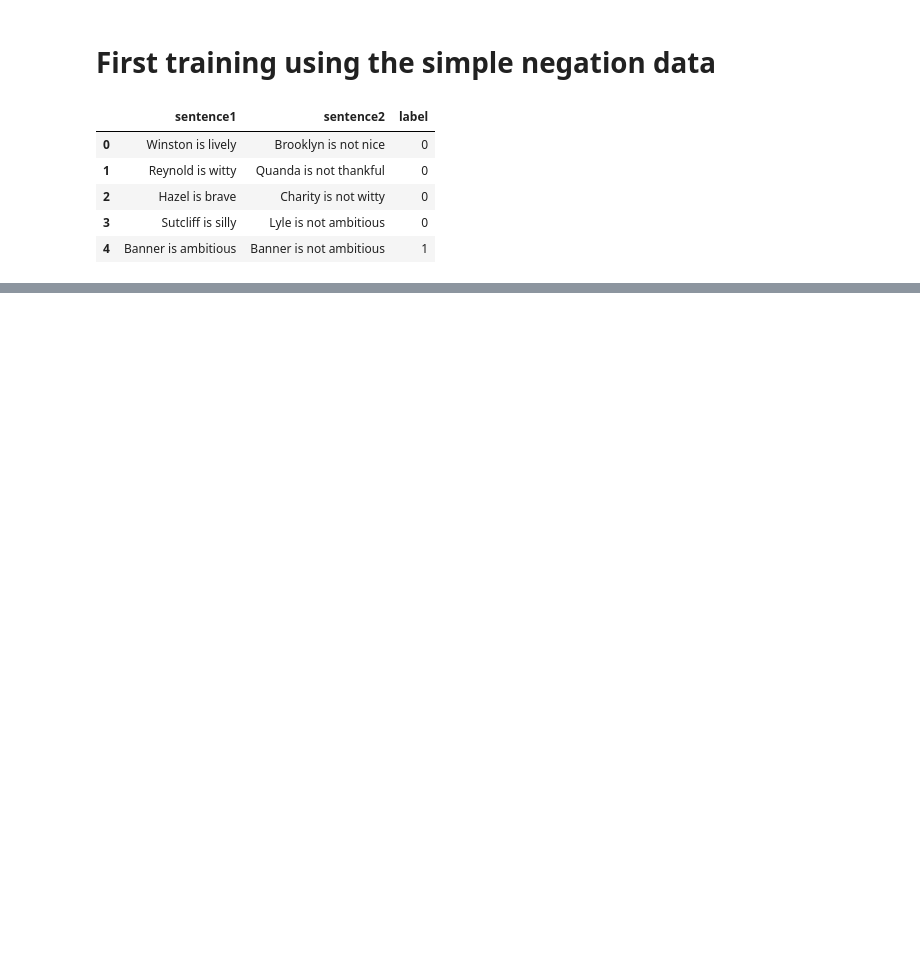
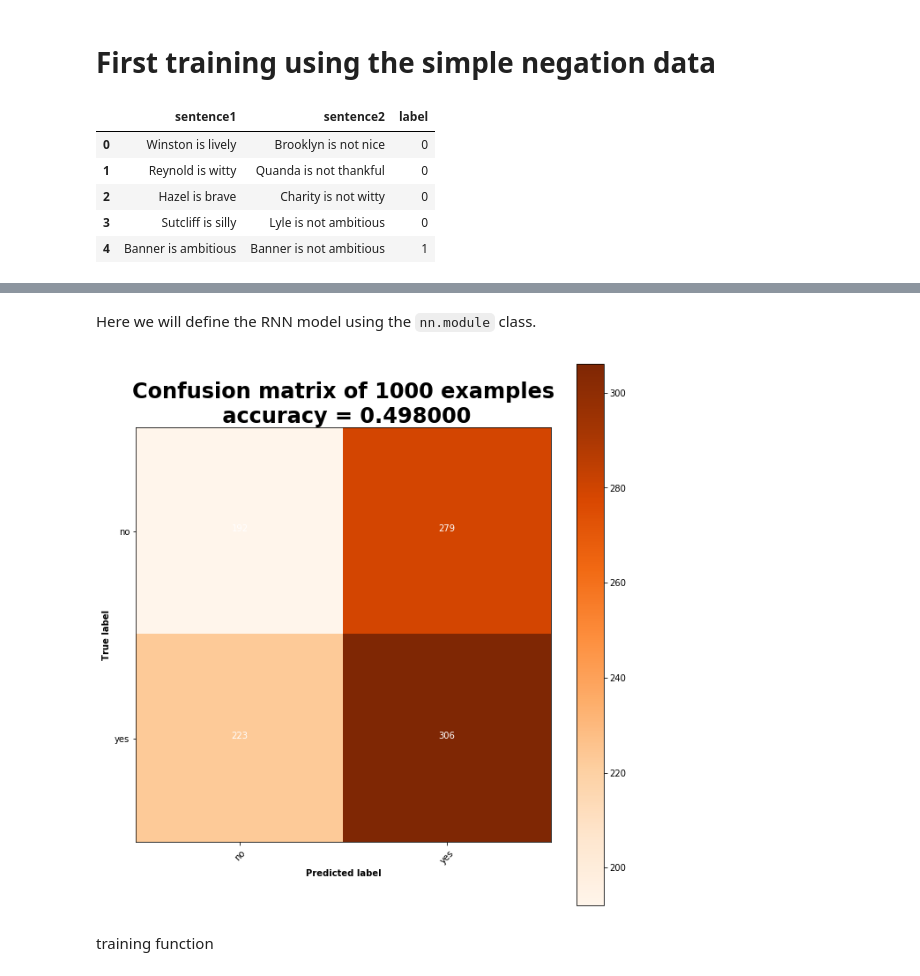
Before and after one commit to felipessalvatore/ContraQA, a Jupyter notebook: contra_qa/train/first_train_b1.ipynb, the cells around one changed output, grey strips where cells are left out. Saved outputs shown, nothing was run; the diff lists cells and outputs as text; code cells hidden in the pictures; blank space fills up the shorter version.

```diff
--- a/contra_qa/train/first_train_b1.ipynb
+++ b/contra_qa/train/first_train_b1.ipynb
@@ -53,0 +280,4 @@ test_data.head()
+# %%
+config = RNNConfig(vocab_size=len(TEXT.vocab),
+                   output_dim=len(LABEL.vocab))
+print(config)
@@ -53,0 +295,17 @@ test_data.head()
+# %%
+class DataHolder():
+    """
+    Class to store all data using the data.BucketIterator class.
+
+    """
+    def __init__(self,
+                 config,
+                 train,
+                 valid,
+                 test):
+        self.train_iter = data.BucketIterator(train, batch_size=config.batch_size, repeat=False)
+        self.valid_iter = data.BucketIterator(valid, batch_size=config.batch_size, repeat=False)
+        self.test_iter = data.BucketIterator(test, batch_size=len(test), repeat=False)
+
+
+b1data = DataHolder(config, train, valid, test)
@@ -53,0 +314,11 @@ test_data.head()
+# %%
+batch = next(iter(b1data.train_iter))
+print("batch.text.shape = {}".format(batch.text.shape))
+print("batch.text.type = {}\n".format(batch.text.type()))
+
+print("batch.label.shape = {}".format(batch.label.shape))
+print("batch.label.type = {}\n".format(batch.label.type()))
+batch_t = batch.text.transpose(0, 1)
+for example in batch_t:
+    print()
+    print([TEXT.vocab.itos[i] for i in example], end=" ")
@@ -53,0 +343,2 @@ test_data.head()
+# %% [markdown]
+Here we will define the RNN model using the `nn.module` class.
@@ -53,0 +383,15 @@ test_data.head()
+# %%
+model = RNN(config)
+# %%
+test_bach = next(iter(b1data.test_iter))
+_, pred, labels = model.evaluate_bach(test_bach)
+
+plot_confusion_matrix(truth=labels.numpy(),
+                      predictions=pred.numpy(),
+                      save=False,
+                      path="rnn_confusion_matrix_b1.png",
+                      classes=labels_legend)
+# %% [output]
+[figure, added]
+# %% [markdown]
+training function
```
Also changed, not shown: parts of 39 cells of this notebook.
